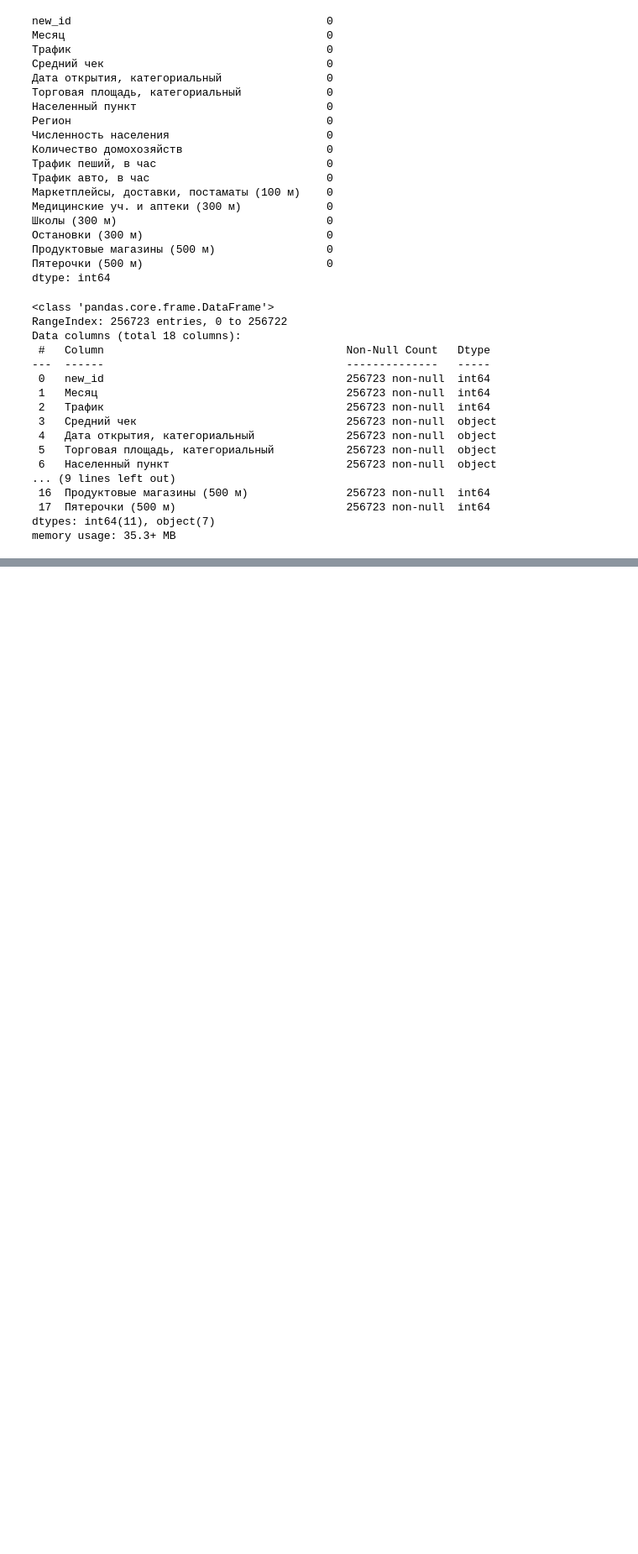
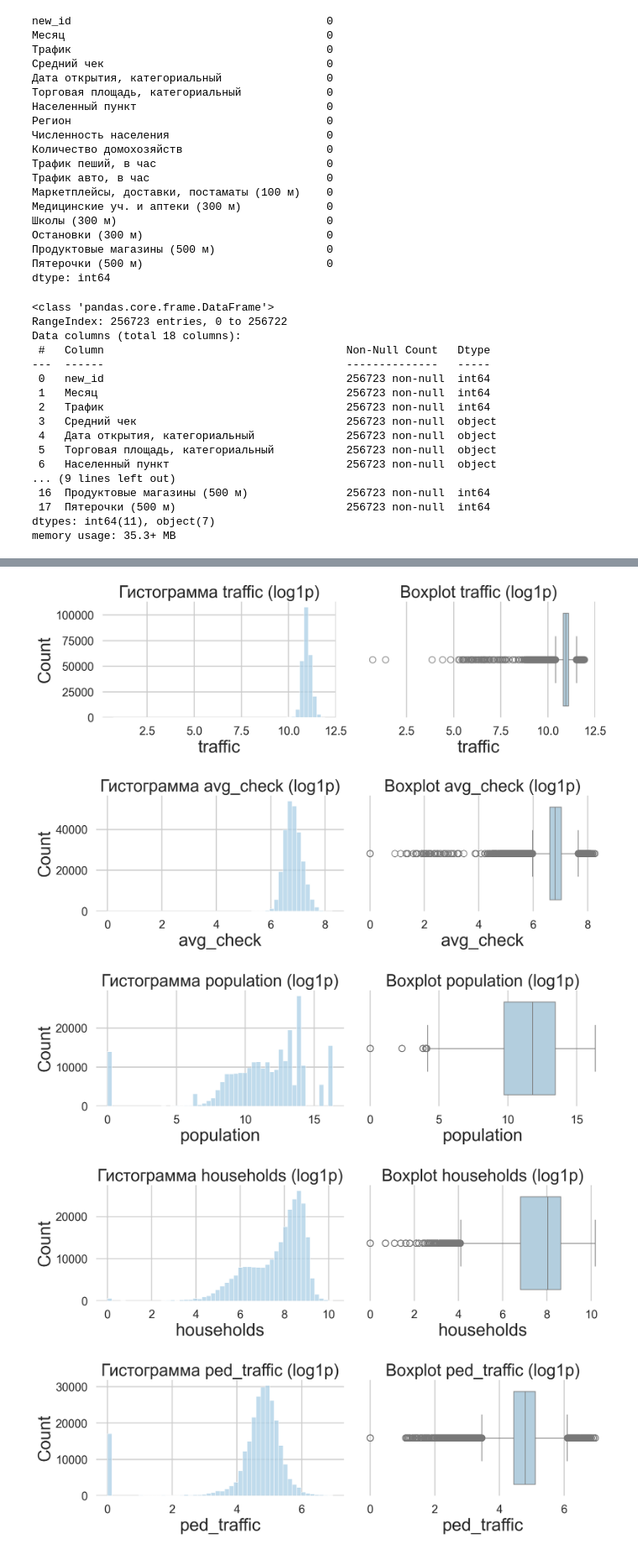
Before and after one commit to auftty/HDE-Analysis, a Jupyter notebook: EDA/analyze_digits.ipynb, the cells around one changed output, grey strips where cells are left out. Shown at 84% size. Saved outputs shown, nothing was run; the diff lists cells and outputs as text; code cells hidden in the pictures; blank space fills up the shorter version.

```diff
--- a/EDA/analyze_digits.ipynb
+++ b/EDA/analyze_digits.ipynb
@@ -128 +131,7 @@ cols = {
 256723 rows × 18 columns
+# %%
+# реашем проблему , вместо .
+df["avg_check"] = df["avg_check"].apply(lambda x: float(str(x).replace(",", ".")))
+df["ped_traffic"] = df["ped_traffic"].apply(lambda x: float(str(x).replace(",", ".")))
+df["auto_traffic"] = df["auto_traffic"].apply(lambda x: float(str(x).replace(",", ".")))
+df.info()
@@ -128,0 +199,48 @@ cols = {
+# %%
+def plot_hist_box(data, col, log_transform=False, bins=50):
+    fig, axes = plt.subplots(1,2, figsize=(12,4))
+    x = data[col].dropna()
+    if log_transform:
+        x_to_plot = np.log1p(x)
+        title_suffix = ' (log1p)'
+    else:
+        x_to_plot = x
+        title_suffix = ''
+    # hist + kde
+    sns.histplot(x_to_plot, bins=bins, ax=axes[0])
+    axes[0].set_title(f'Гистограмма {col}{title_suffix}')
+    # boxplot
+    sns.boxplot(x=x_to_plot, orient='h', ax=axes[1])
+    axes[1].set_title(f'Boxplot {col}{title_suffix}')
+    plt.tight_layout()
+    plt.show()
+
+# Список колонок для визуализации
+visual_cols =  [cols[name] for name in [
+    'Трафик',
+    'Средний чек',
+    'Численность населения',
+    'Количество домохозяйств',
+    'Трафик пеший, в час',
+    'Трафик авто, в час',
+    'Маркетплейсы, доставки, постаматы (100 м)',
+    'Медицинские уч. и аптеки (300 м)',
+    'Школы (300 м)',
+    'Остановки (300 м)',
+    'Продуктовые магазины (500 м)',
+    'Пятерочки (500 м)'
+]]
+
+# Рисуем графики; для очевидно скошенных делаем логарифм
+skewed = [cols[name] for name in ['Трафик','Средний чек','Численность населения','Количество домохозяйств',
+          'Трафик пеший, в час','Трафик авто, в час']]
+for c in visual_cols:
+    if c not in df.columns:
+        continue
+    plot_hist_box(df, c, log_transform=(c in skewed))
+# %% [output]
+[figure, added]
+[figure, added]
+[figure, added]
+[figure, added]
+[figure, added]
```
Also changed, not shown: parts of 21 cells of this notebook, 1 other file.
